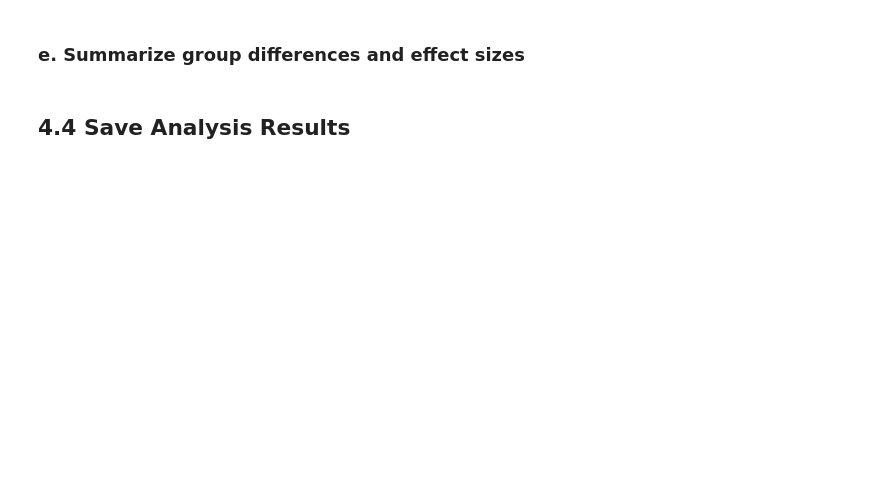
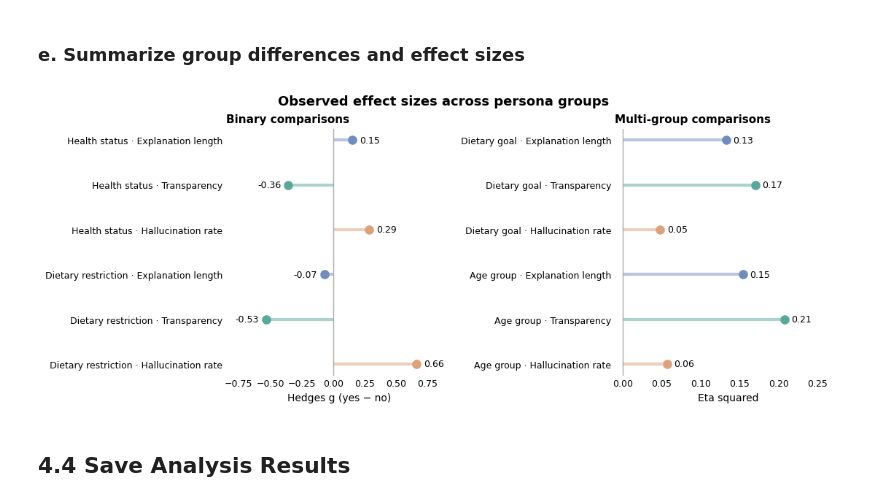
Before and after one commit to lay-animals-projects/food-recommender-evaluation, a Jupyter notebook: notebooks/bias_n_fairness.ipynb, the cells around one changed output. Drawn from its saved outputs; the diff is of its cells as text; code cells hidden in the pictures; blank space fills up the shorter version.

```diff
--- a/notebooks/bias_n_fairness.ipynb
+++ b/notebooks/bias_n_fairness.ipynb
@@ -490,2 +1195,75 @@ plt.show()
+# %%
+# display
+metric_names = {
+    "avg_explanation_length": "Explanation length",
+    "avg_transparency_score": "Transparency",
+    "hallucination_rate": "Hallucination rate",
+}
+
+metric_colors = {
+    "avg_explanation_length": "#718DBF",
+    "avg_transparency_score": "#59A89C",
+    "hallucination_rate": "#DDA17C",
+}
+
+panels = [
+    ("welch t-test", "hedges_g", "Binary comparisons", "Hedges g (yes − no)"),
+    ("one-way anova", "eta_squared", "Multi-group comparisons", "Eta squared"),
+]
+
+fig, axes = plt.subplots(
+    1, 2, figsize=(11, 4.3), layout="constrained"
+)
+
+for ax, (test, effect, title, xlabel) in zip(axes, panels):
+    rows = test_results.loc[
+        test_results["test"].eq(test)
+        & test_results[effect].notna()
+    ].copy()
+
+    labels = []
+
+    for y, row in enumerate(rows.itertuples(index=False)):
+        value = getattr(row, effect)
+        color = metric_colors[row.metric]
+
+        ax.hlines(y, 0, value, color=color, linewidth=3, alpha=0.5)
+        ax.scatter(value, y, color=color, s=65, zorder=3)
+
+        ax.annotate(
+            f"{value:.2f}",
+            (value, y),
+            xytext=(7 if value >= 0 else -7, 0),
+            textcoords="offset points",
+            ha="left" if value >= 0 else "right",
+            va="center",
+            fontsize=9,
+        )
+
+        factor_name = row.factor.replace("_", " ").capitalize()
+        labels.append(f"{factor_name} · {metric_names[row.metric]}")
+
+    ax.set_yticks(range(len(labels)), labels)
+    ax.invert_yaxis()
+    ax.axvline(0, color="#AAAAAA", linewidth=1)
+    ax.set_title(title, loc="left", fontsize=11, fontweight="bold")
+    ax.set_xlabel(xlabel, fontsize=10)
+    ax.tick_params(axis="both", length=0, labelsize=9)
+
+    for spine in ax.spines.values():
+        spine.set_visible(False)
+
+axes[0].set_xlim(-0.85, 0.95)
+axes[1].set_xlim(-0.01, 0.28)
+
+fig.suptitle(
+    "Observed effect sizes across persona groups",
+    fontsize=13,
+    fontweight="bold",
+)
+
+plt.show()
+# %% [output]
+[figure, added]
 # %% [markdown]
 ## 4.4 Save Analysis Results
```
Also changed, not shown: parts of 14 cells of this notebook.
